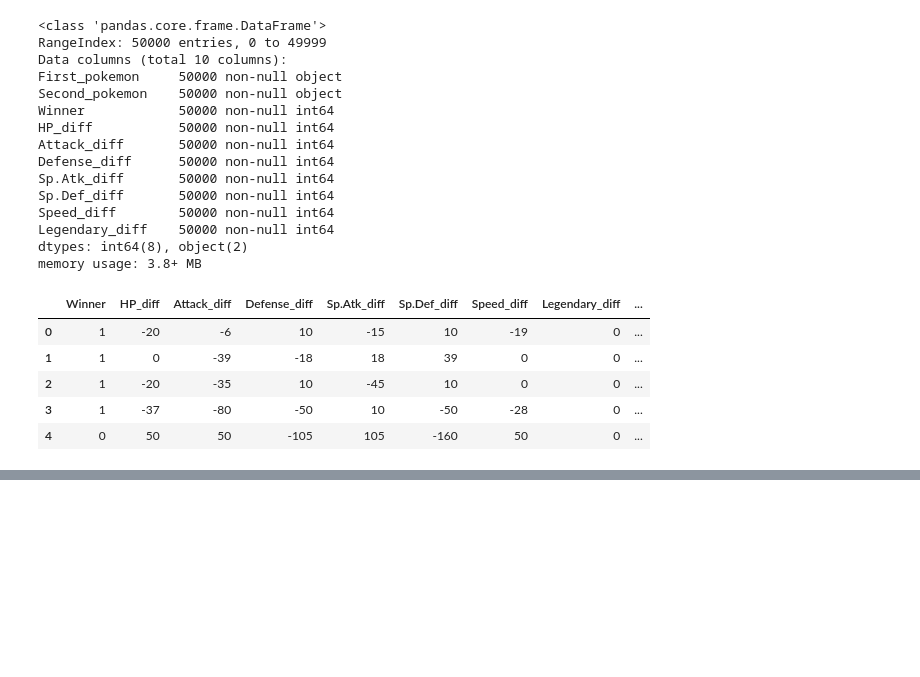
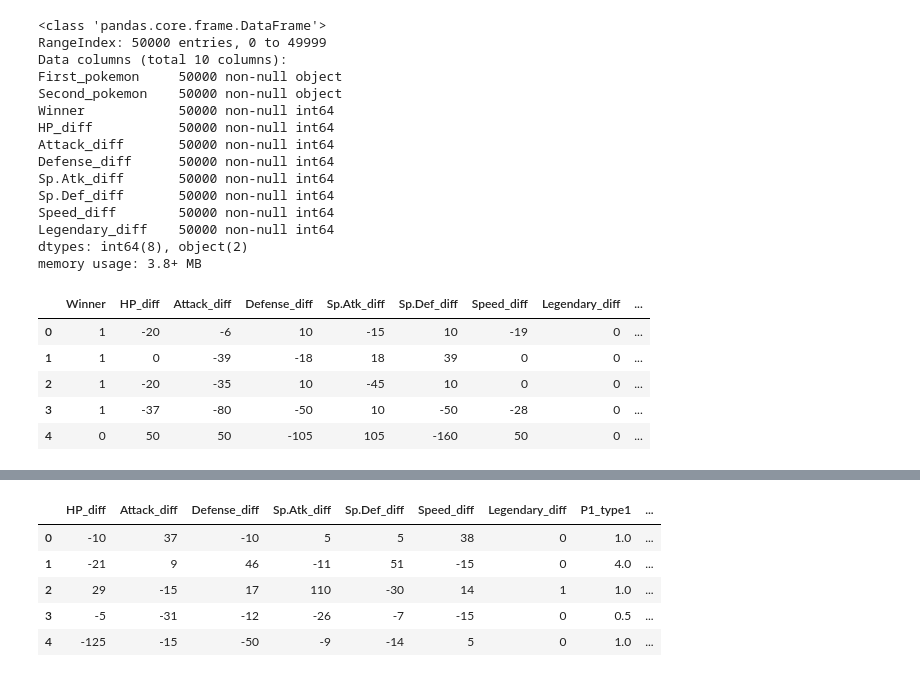
Before and after one commit to innovator-arjun/DataScience-Learning, a Jupyter notebook: Pokemon - Prediction/Updated Pokemon - prediction.ipynb, the cells around one changed output, grey strips where cells are left out. Drawn from its saved outputs; the diff is of its cells as text; code cells hidden in the pictures; blank space fills up the shorter version.

```diff
--- a/Pokemon - Prediction/Updated Pokemon - prediction.ipynb
+++ b/Pokemon - Prediction/Updated Pokemon - prediction.ipynb
@@ -585,0 +593,9 @@ Accuracy of CART: 0.94216
+# %%
+test.head()
+# %% [output]
+|  | HP_diff | Attack_diff | Defense_diff | Sp.Atk_diff | Sp.Def_diff | Speed_diff | Legendary_diff | P1_type1 | ... |
+| 0 | -10 | 37 | -10 | 5 | 5 | 38 | 0 | 1.0 | ... |
+| 1 | -21 | 9 | 46 | -11 | 51 | -15 | 0 | 4.0 | ... |
+| 2 | 29 | -15 | 17 | 110 | -30 | 14 | 1 | 1.0 | ... |
+| 3 | -5 | -31 | -12 | -26 | -7 | -15 | 0 | 0.5 | ... |
+| 4 | -125 | -15 | -50 | -9 | -14 | 5 | 0 | 1.0 | ... |
```
Also changed, not shown: parts of 9 cells of this notebook.
